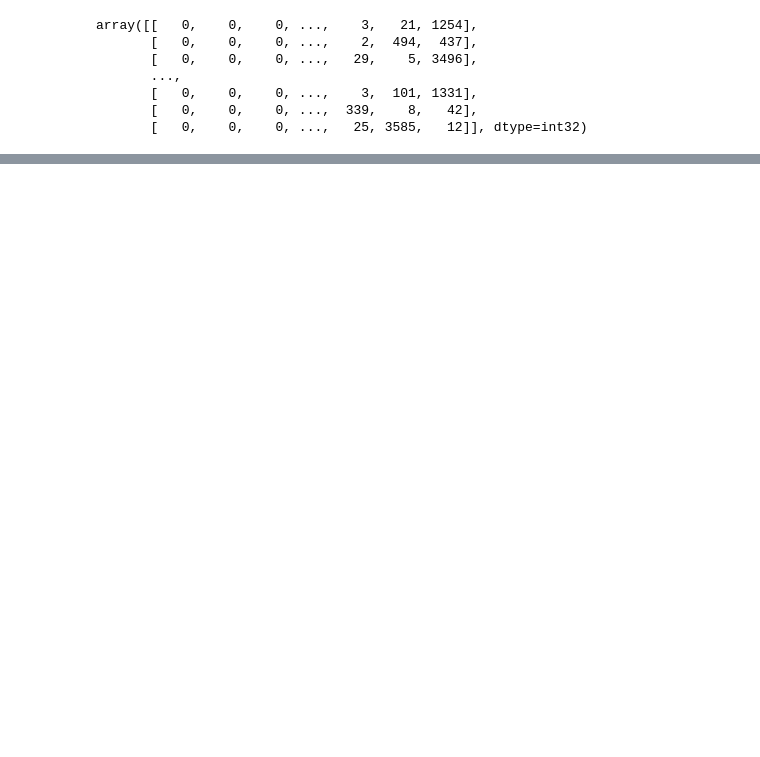
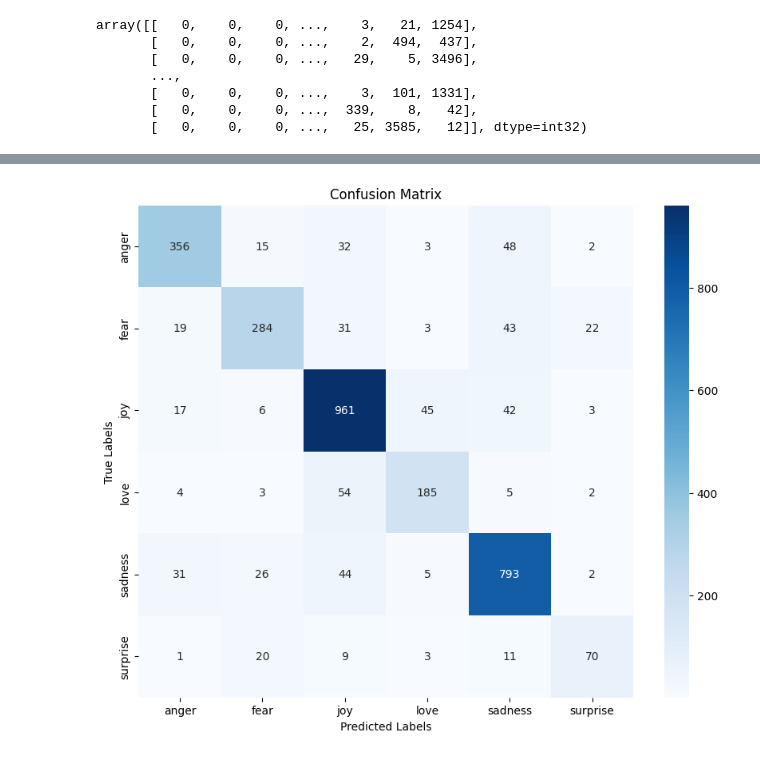
Before and after one commit to officialfareedahmad/Text-Emotion-Classification, a Jupyter notebook: Text Emotion Classification.ipynb, the cells around one changed output, grey strips where cells are left out. Drawn from its saved outputs; the diff is of its cells as text; code cells hidden in the pictures; blank space fills up the shorter version.

```diff
--- a/Text Emotion Classification.ipynb
+++ b/Text Emotion Classification.ipynb
@@ -69,0 +124,19 @@ KeyboardInterrupt:
+# %%
+# Get predictions
+y_pred = model.predict(xtest)
+y_pred_labels = np.argmax(y_pred, axis=1)
+
+# Get true labels
+y_test_labels = np.argmax(ytest, axis=1)
+
+# Confusion Matrix
+cm = confusion_matrix(y_test_labels, y_pred_labels)
+
+# Plot confusion matrix
+plt.figure(figsize=(10, 8))
+sns.heatmap(cm, annot=True, cmap="Blues", fmt="d", xticklabels=label_encoder.classes_, yticklabels=label_encoder.classes_)
+plt.title('Confusion Matrix')
+plt.xlabel('Predicted Labels')
+plt.ylabel('True Labels')
+plt.show()
+# %% [output]
@@ -69,0 +144 @@ KeyboardInterrupt:
+[figure, added]
```
Also changed, not shown: parts of 8 cells of this notebook.
